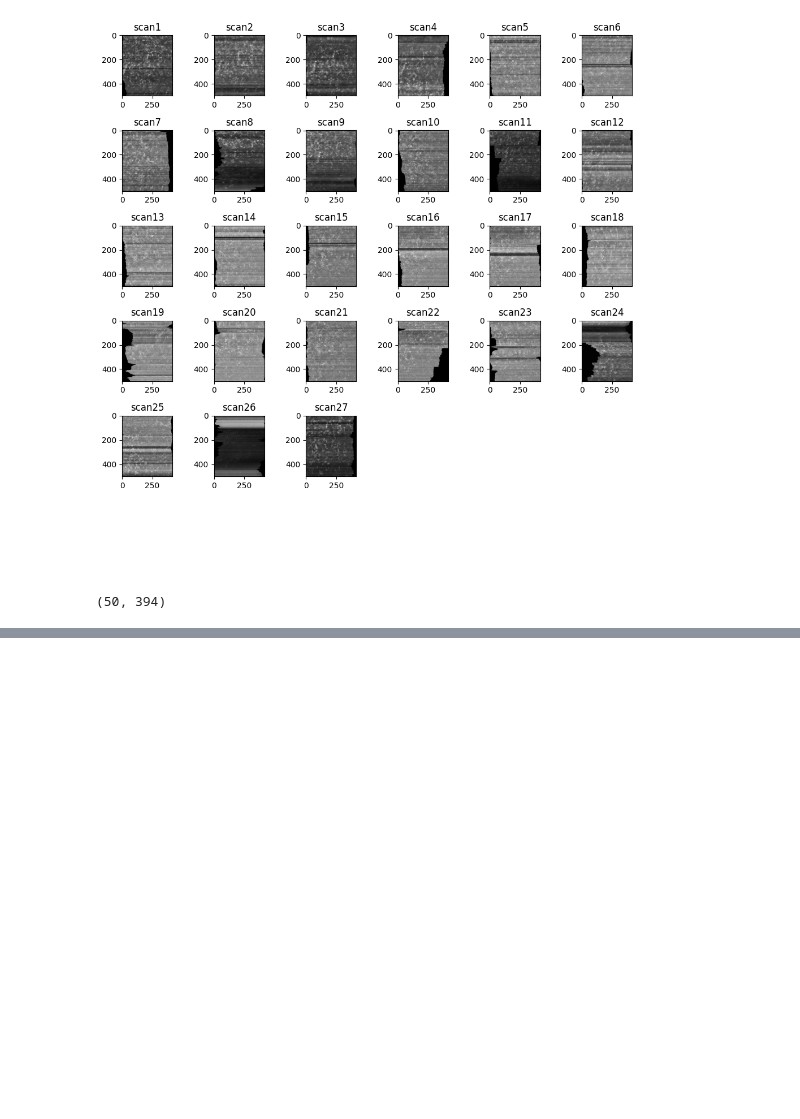
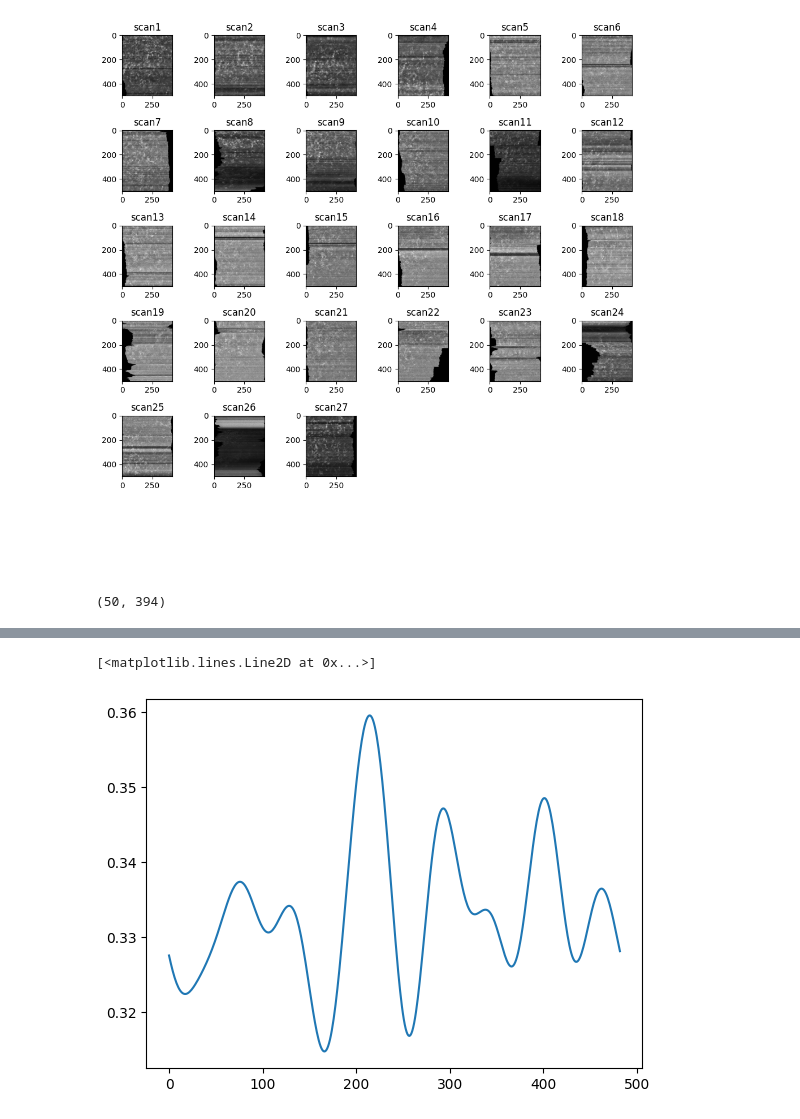
Before and after one commit to AKA2320/OCT_RA, a Jupyter notebook: volume_data/Hadiya_12_10_2024_1.5Dbifocal_timelapse/visualizations.ipynb, the cells around one changed output, grey strips where cells are left out. Drawn from its saved outputs; the diff is of its cells as text; code cells hidden in the pictures; blank space fills up the shorter version.

```diff
--- a/volume_data/Hadiya_12_10_2024_1.5Dbifocal_timelapse/visualizations.ipynb
+++ b/volume_data/Hadiya_12_10_2024_1.5Dbifocal_timelapse/visualizations.ipynb
@@ -202,0 +264,9 @@ for i in tqdm(range(datas['scan23'].shape[0]-1)):
+# %%
+kk = fft(errs_smooth[10:-10])
+kk[10:] = 0
+kk = abs(ifft(kk))
+# %%
+plt.plot(kk)
+# %% [output]
+[<matplotlib.lines.Line2D at 0x...>]
+[figure, added]
```
Also changed, not shown: parts of 10 cells of this notebook.
